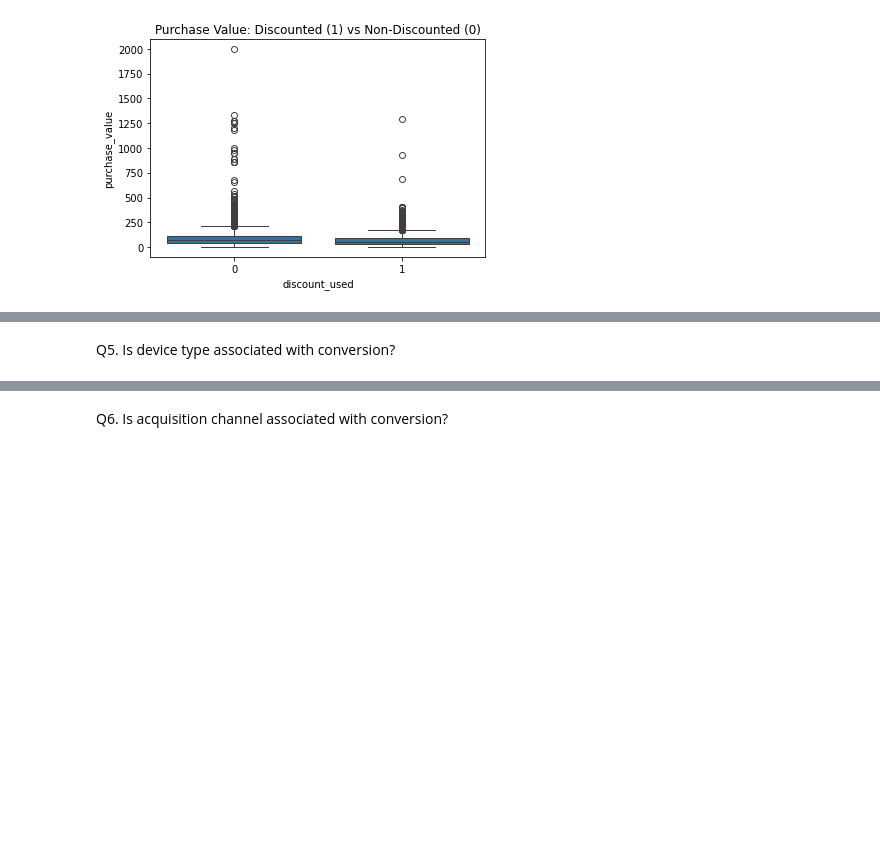
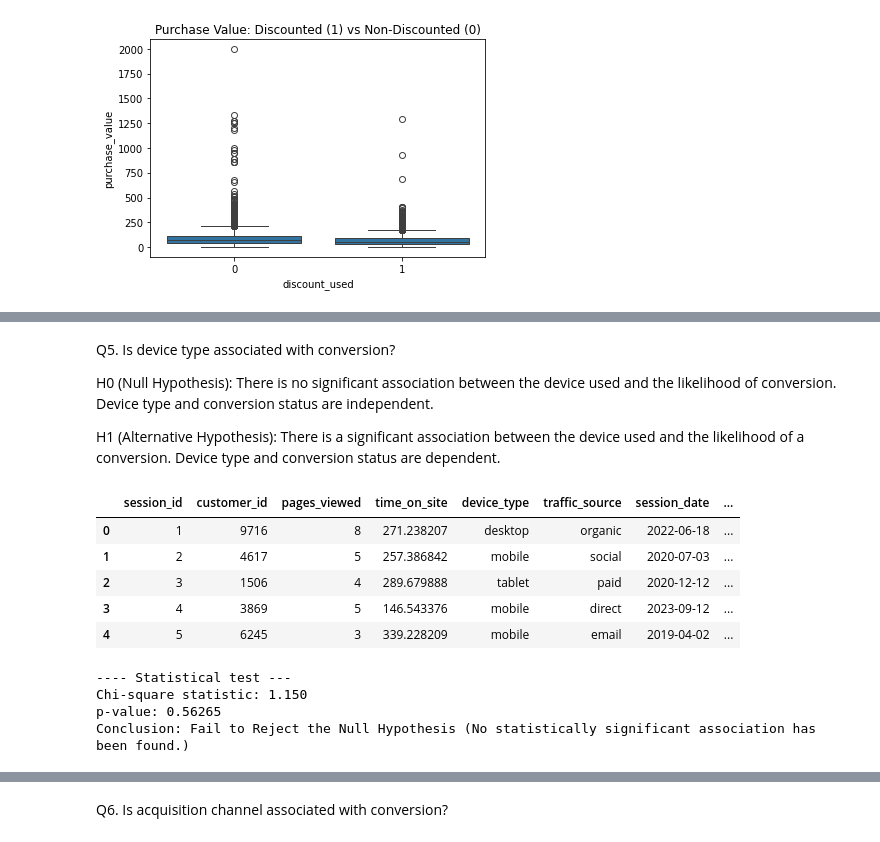
Before and after one commit to ledagale27/Mayerfeld_Hw2, a Jupyter notebook: hw_2_project (1).ipynb, the cells around one changed output, grey strips where cells are left out. Drawn from its saved outputs; the diff is of its cells as text; code cells hidden in the pictures; blank space fills up the shorter version.

```diff
--- a/hw_2_project (1).ipynb
+++ b/hw_2_project (1).ipynb
@@ -181,2 +297,37 @@ Q4. Do customers acquired via email spend more than those from social channels?
 # %% [markdown]
 Q5. Is device type associated with conversion?
+
+H0 (Null Hypothesis): There is no significant association between the device used and the likelihood of conversion. Device type and conversion status are independent.
+
+H1 (Alternative Hypothesis): There is a significant association between the device used and the likelihood of a conversion. Device type and conversion status are dependent.
+# %%
+sessions.head()
+# %% [output]
+|  | session_id | customer_id | pages_viewed | time_on_site | device_type | traffic_source | session_date | ... |
+| 0 | 1 | 9716 | 8 | 271.238207 | desktop | organic | 2022-06-18 | ... |
+| 1 | 2 | 4617 | 5 | 257.386842 | mobile | social | 2020-07-03 | ... |
+| 2 | 3 | 1506 | 4 | 289.679888 | tablet | paid | 2020-12-12 | ... |
+| 3 | 4 | 3869 | 5 | 146.543376 | mobile | direct | 2023-09-12 | ... |
+| 4 | 5 | 6245 | 3 | 339.228209 | mobile | email | 2019-04-02 | ... |
+# %%
+# Preparing the dataset
+device_conversion = pd.crosstab(sessions["device_type"], sessions["converted"])
+
+# Statistical test (T-test)
+chi2, p_value, dof, expected = chi2_contingency(device_conversion)
+
+print(f'\n---- Statistical test ---')
+print(f'Chi-square statistic: {chi2:.3f}')
+print(f'p-value: {p_value:.5f}')
+
+# Interpretation
+alpha = 0.05
+if p_value < alpha:
+    print("Conclusion: Reject the Null Hypothesis (Statistically Significant association has been found.)")
+else:
+    print("Conclusion: Fail to Reject the Null Hypothesis (No statistically significant association has been found.)")
+# %% [output]
+---- Statistical test ---
+Chi-square statistic: 1.150
+p-value: 0.56265
+Conclusion: Fail to Reject the Null Hypothesis (No statistically significant association has been found.)
```
Also changed, not shown: parts of 14 cells of this notebook.
